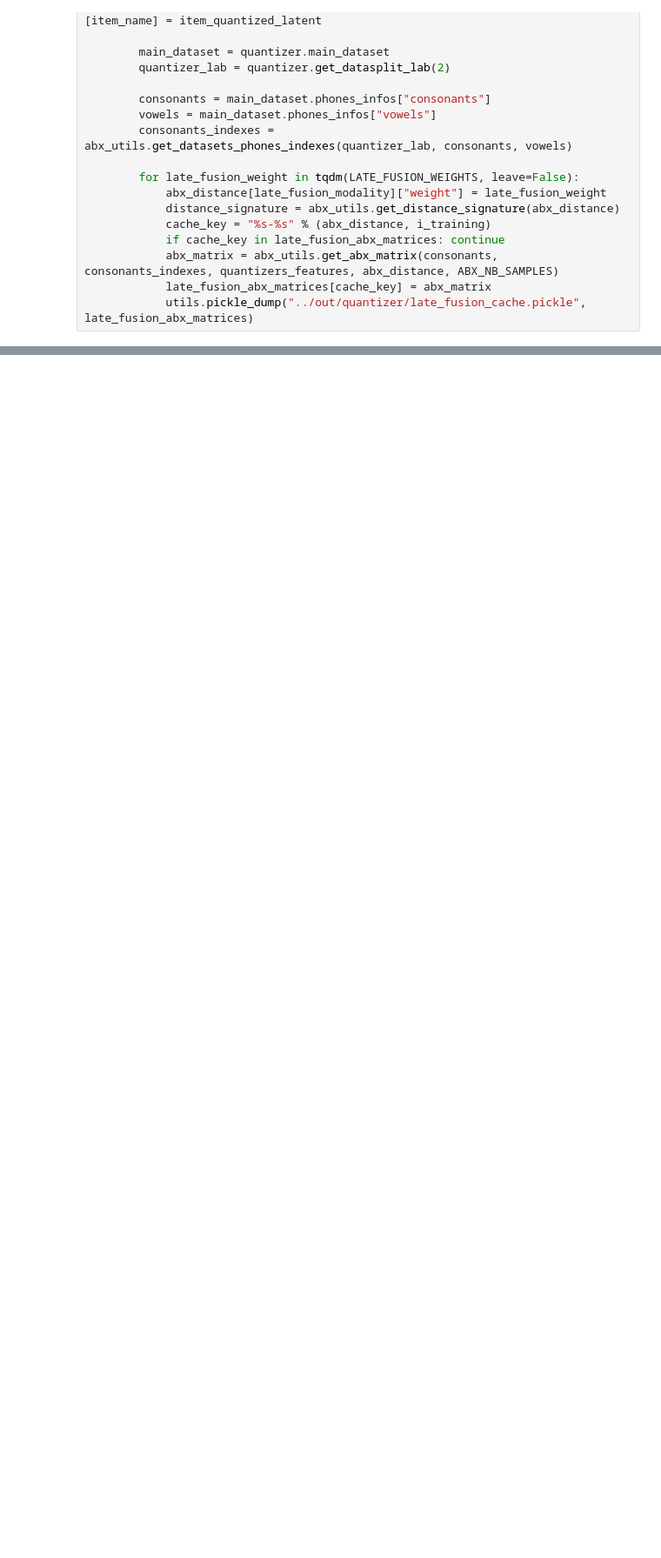
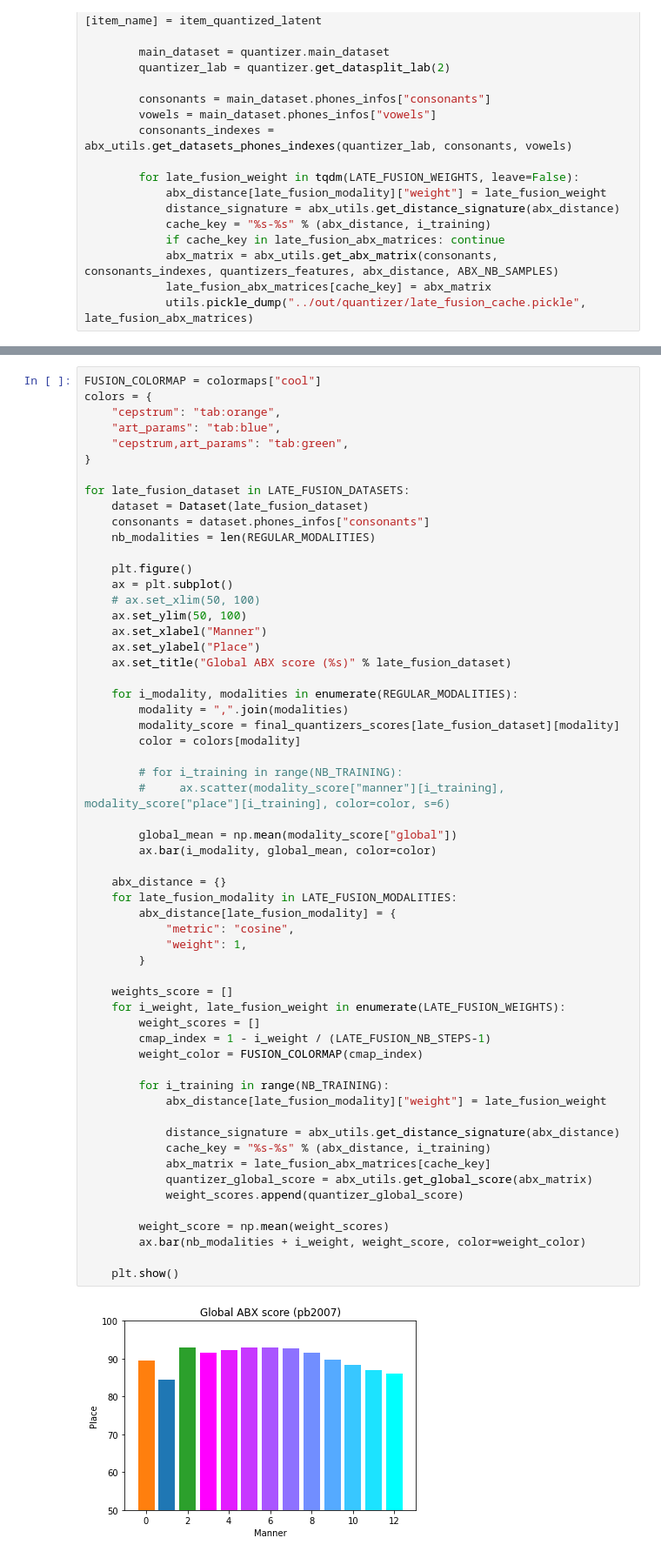
Before and after one commit to georgesma/agent, a Jupyter notebook: quantizer/visu_figures.ipynb, the cells around one changed output, grey strips where cells are left out. Shown at 87% size. Cells and saved outputs as stored; diff of their text form; blank space fills up the shorter version.

```diff
--- a/quantizer/visu_figures.ipynb
+++ b/quantizer/visu_figures.ipynb
@@ -224,0 +217,60 @@ for late_fusion_dataset in LATE_FUSION_DATASETS:
+# %%
+FUSION_COLORMAP = colormaps["cool"]
+colors = {
+    "cepstrum": "tab:orange",
+    "art_params": "tab:blue",
+    "cepstrum,art_params": "tab:green",
+}
+
+for late_fusion_dataset in LATE_FUSION_DATASETS:
+    dataset = Dataset(late_fusion_dataset)
+    consonants = dataset.phones_infos["consonants"]
+    nb_modalities = len(REGULAR_MODALITIES)
+
+    plt.figure()
+    ax = plt.subplot()
+    # ax.set_xlim(50, 100)
+    ax.set_ylim(50, 100)
+    ax.set_xlabel("Manner")
+    ax.set_ylabel("Place")
+    ax.set_title("Global ABX score (%s)" % late_fusion_dataset)
+
+    for i_modality, modalities in enumerate(REGULAR_MODALITIES):
+        modality = ",".join(modalities)
+        modality_score = final_quantizers_scores[late_fusion_dataset][modality]
+        color = colors[modality]
+
+        # for i_training in range(NB_TRAINING):
+        #     ax.scatter(modality_score["manner"][i_training], modality_score["place"][i_training], color=color, s=6)
+
+        global_mean = np.mean(modality_score["global"])
+        ax.bar(i_modality, global_mean, color=color)
+
+    abx_distance = {}
+    for late_fusion_modality in LATE_FUSION_MODALITIES:
+        abx_distance[late_fusion_modality] = {
+            "metric": "cosine",
+            "weight": 1,
+        }
+
+    weights_score = []
+    for i_weight, late_fusion_weight in enumerate(LATE_FUSION_WEIGHTS):
+        weight_scores = []
+        cmap_index = 1 - i_weight / (LATE_FUSION_NB_STEPS-1)
+        weight_color = FUSION_COLORMAP(cmap_index)
+
+        for i_training in range(NB_TRAINING):
+            abx_distance[late_fusion_modality]["weight"] = late_fusion_weight
+
+            distance_signature = abx_utils.get_distance_signature(abx_distance)
+            cache_key = "%s-%s" % (abx_distance, i_training)
+            abx_matrix = late_fusion_abx_matrices[cache_key]
+            quantizer_global_score = abx_utils.get_global_score(abx_matrix)
+            weight_scores.append(quantizer_global_score)
+
+        weight_score = np.mean(weight_scores)
+        ax.bar(nb_modalities + i_weight, weight_score, color=weight_color)
+
+    plt.show()
+# %% [output]
+[figure, added]
```
Also changed, not shown: parts of 5 cells of this notebook, 1 other file.
